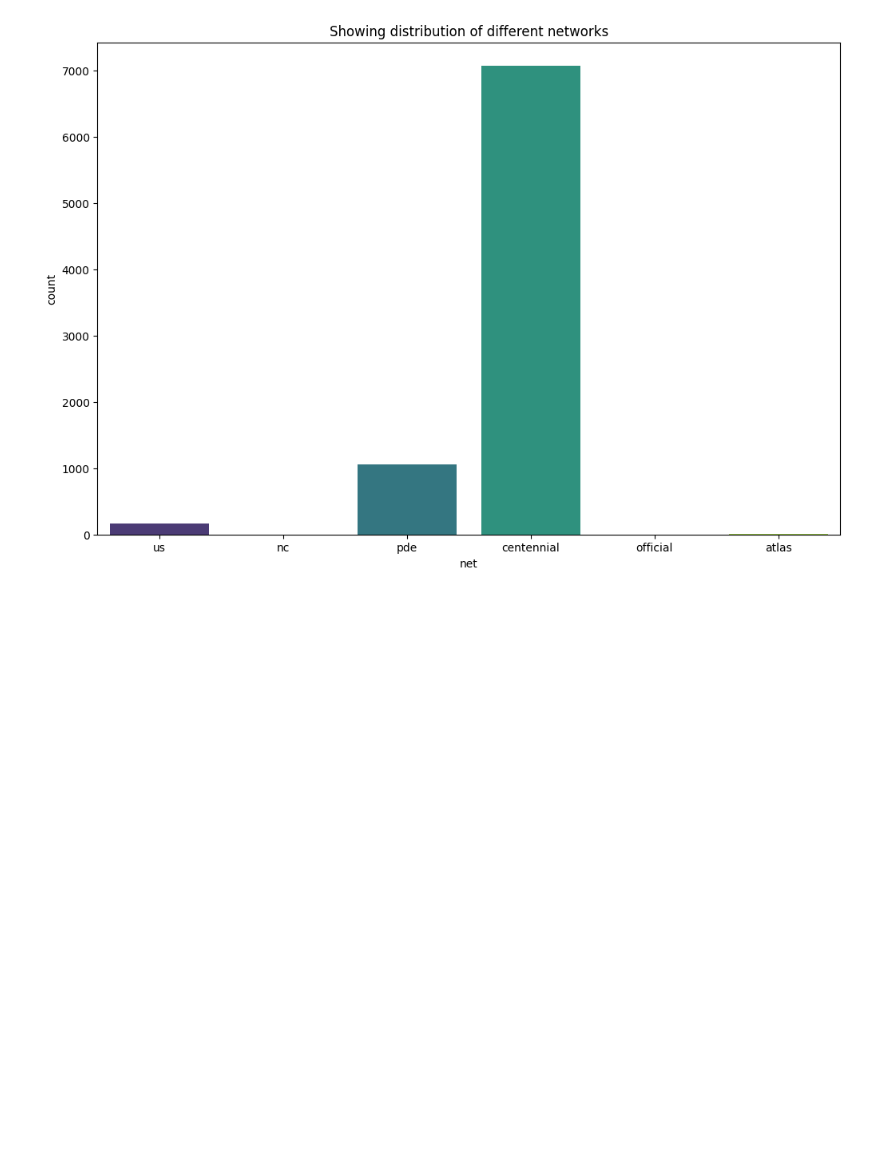
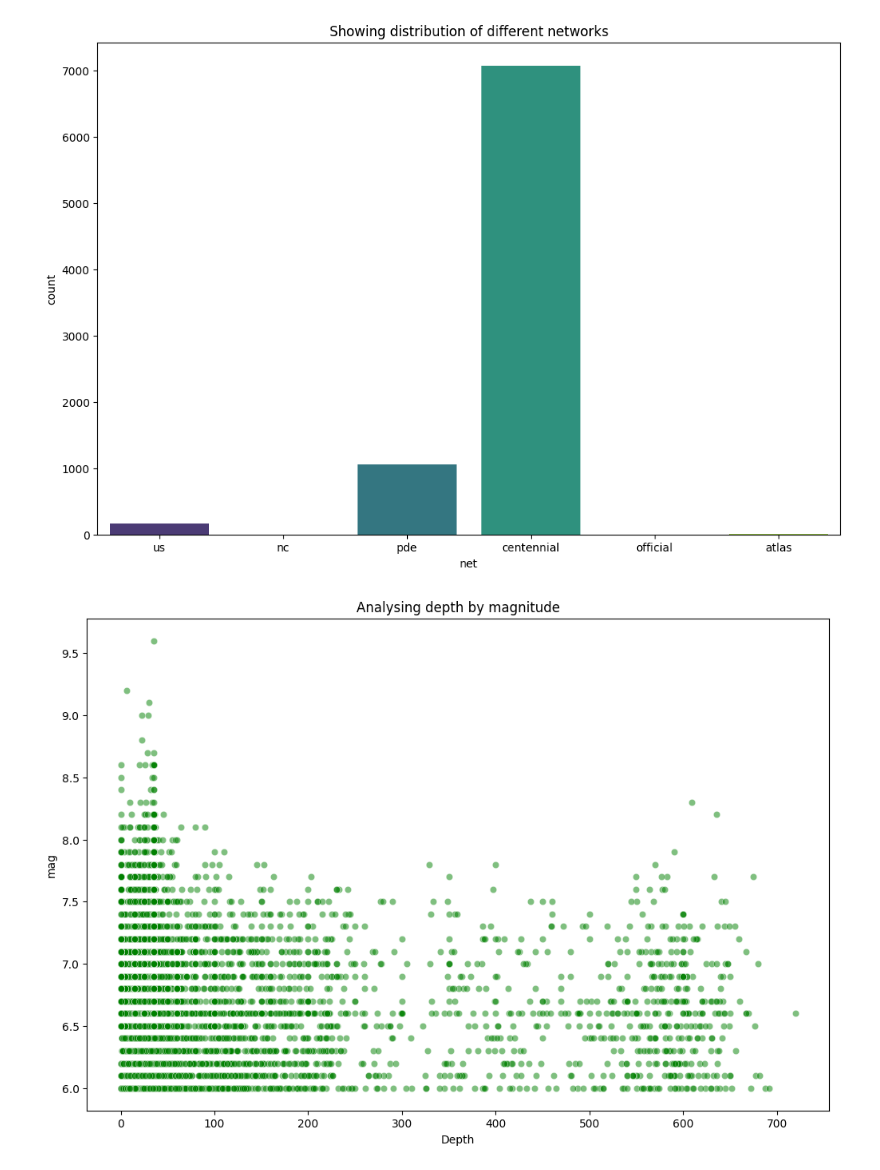
Before and after one commit to anitajn86/DATA-VIZ, a Jupyter notebook: Earthquake.ipynb, the cells around one changed output. Drawn from its saved outputs; the diff is of its cells as text; code cells hidden in the pictures; blank space fills up the shorter version.

Commit message:
Bivariate analysis of continuous variables

```diff
--- a/Earthquake.ipynb
+++ b/Earthquake.ipynb
@@ -251,3 +251,13 @@ Passing `palette` without assigning `hue` is deprecated and will be removed in v
 
   sns.countplot(data=data,x='net',palette='viridis')
 [figure]
+# %%
+#bivariate analysis of two continuous variables
+plt.figure(figsize=(12,8))
+sns.scatterplot(data=data, x='depth',y='mag',alpha=0.5,color='green')
+plt.title('Analysing depth by magnitude')
+plt.xlabel('Depth')
+plt.ylabel('mag')
+plt.show()
+# %% [output]
+[figure, added]
```
Also changed, not shown: parts of 2 cells of this notebook.
